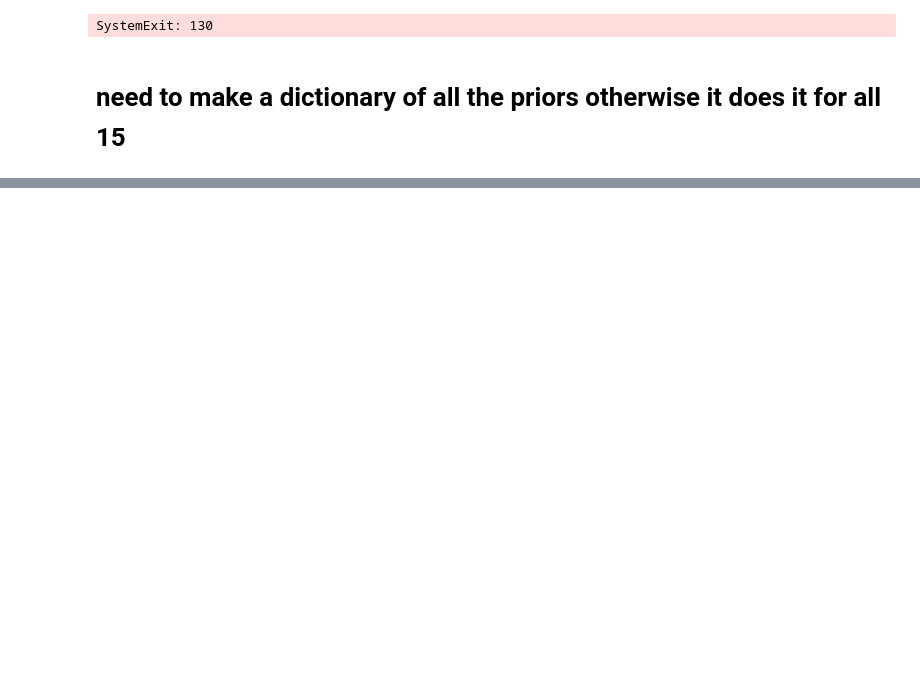
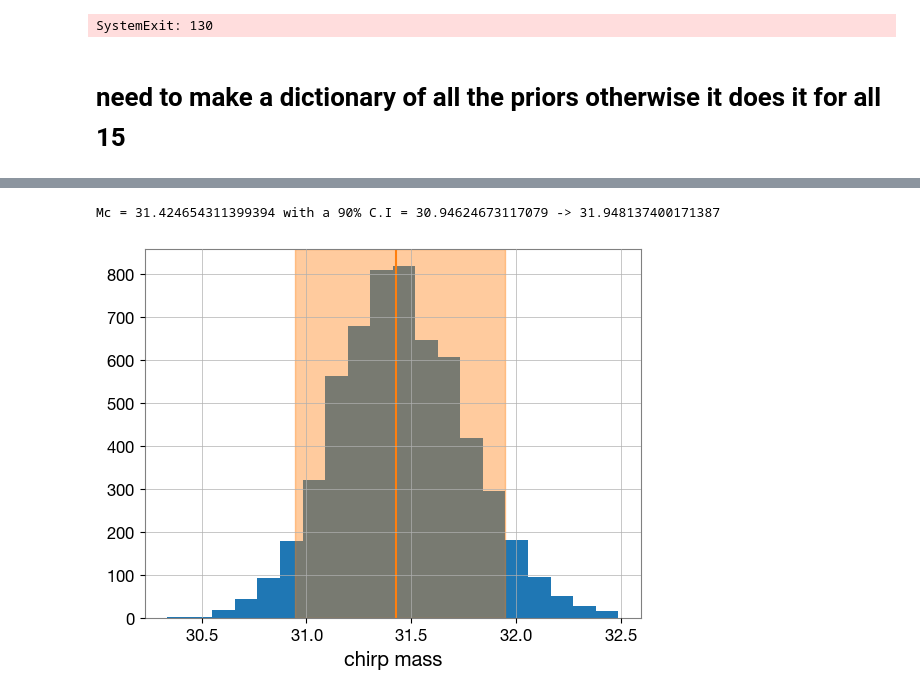
Before and after one commit to maxthebigcoda/astro-projects, a Jupyter notebook: parameter-estimation/bilby_real.ipynb, the cells around one changed output, grey strips where cells are left out. Cells and saved outputs as stored; diff of their text form; code cells hidden in the pictures; blank space fills up the shorter version.

```diff
--- a/parameter-estimation/bilby_real.ipynb
+++ b/parameter-estimation/bilby_real.ipynb
@@ -169,0 +295,6 @@ SystemExit: 130
+# %%
+result_short = bilby.run_sampler(
+    likelihood, prior, sampler='dynesty', outdir='medium-long', label="GW150914",
+    conversion_function=bilby.gw.conversion.generate_all_bbh_parameters,
+    sample="unif", nlive=2000  # <- Arguments are used to make things fast - not recommended for general use
+)
@@ -169,0 +367,18 @@ SystemExit: 130
+# %%
+Mc = result_short.posterior["chirp_mass"].values
+# %%
+lower_bound = np.quantile(Mc, 0.05)
+upper_bound = np.quantile(Mc, 0.95)
+median = np.quantile(Mc, 0.5)
+print("Mc = {} with a 90% C.I = {} -> {}".format(median, lower_bound, upper_bound))
+# %% [output]
+Mc = 31.424654311399394 with a 90% C.I = 30.94624673117079 -> 31.948137400171387
+# %%
+fig, ax = plt.subplots()
+ax.hist(result_short.posterior["chirp_mass"], bins=20)
+ax.axvspan(lower_bound, upper_bound, color='C1', alpha=0.4)
+ax.axvline(median, color='C1')
+ax.set_xlabel("chirp mass")
+plt.show()
+# %% [output]
+[figure, added]
```
Also changed, not shown: parts of 23 cells of this notebook, 4 other files.
